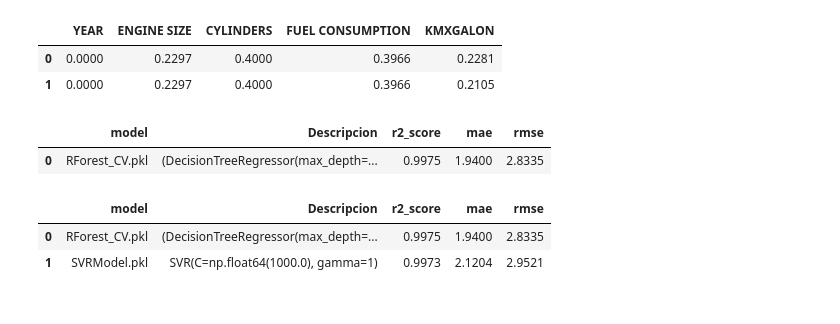
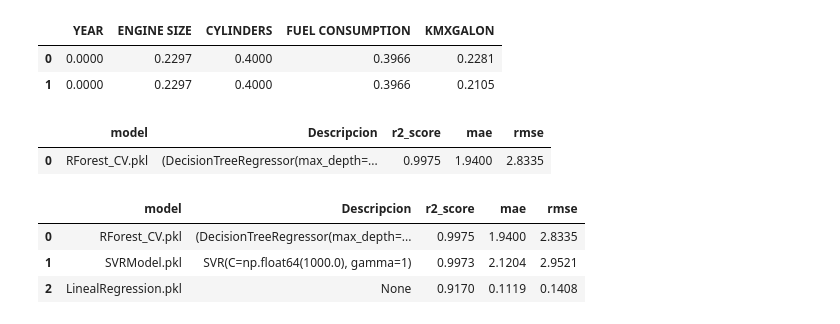
Before and after one commit to juanpbetancurc/Entregable-aprendizaje-automatico, a Jupyter notebook: evaluacionModelos.ipynb, the cells around one changed output. Drawn from its saved outputs; the diff is of its cells as text; code cells hidden in the pictures.

```diff
--- a/evaluacionModelos.ipynb
+++ b/evaluacionModelos.ipynb
@@ -275,6 +275,14 @@ mae_train = mean_absolute_error(y, prediccion_train)
 medae_train = median_absolute_error(y, prediccion_train)
 r2_train = r2_score(y, prediccion_train)
 
+resultados_train = {
+    'model': 'LinealRegression.pkl',
+    'Descripcion': None,
+    'r2_score': r2_train,
+    'mae': mae_train,
+    'rmse': rmse_train
+    }
+
 print("RESULTADOS TRAIN")
 print(f"MSE   : {mse_train:.4f}")
 print(f"RMSE  : {rmse_train:.4f}")
@@ -543,30 +551,33 @@ for archivo_modelo in os.listdir(ruta_modelos):
 
         # Recupera las características utilizadas durante el entrenamiento del modelo.
         # Esto asegura que las predicciones usen el mismo conjunto de características en el mismo orden.
         entrenamiento_features = modelo_cargado.feature_names_in_
 
         # Filtra y reordena las características del conjunto de datos `Xp` según las del modelo cargado.
         Xp = Xp[entrenamiento_features]
 
         # Realiza predicciones utilizando el modelo cargado con los datos filtrados y reordenados.
         y_pred = modelo_cargado.predict(Xp)
 
 
         # Crea un diccionario con información sobre el modelo y métricas de rendimiento.
         nuevoModelo = {
             'model': archivo_modelo,                                 # Nombre del archivo del modelo.
             'Descripcion': modelo_cargado,                           # Modelo cargado (objeto).
             'r2_score': metrics.r2_score(yp, y_pred),                # Coeficiente de determinación R².
             'mae': metrics.mean_absolute_error(yp, y_pred),          # Error absoluto medio (MAE).
             'rmse': np.sqrt(metrics.mean_squared_error(yp, y_pred))  # Raíz del error cuadrático medio (RMSE).
         }
 
         # Agrega la información del modelo y sus métricas al DataFrame.
         dr = pd.concat([dr, pd.DataFrame([nuevoModelo])], ignore_index=True)
 
+dr = pd.concat([dr, pd.DataFrame([resultados_train])], ignore_index=True)
+
 # Devuelve el DataFrame con los modelos y métricas procesados.
 dr.sort_values(by='r2_score', ascending=False)
 # %% [output]
 |  | model | Descripcion | r2_score | mae | rmse |
 | 0 | RForest_CV.pkl | (DecisionTreeRegressor(max_depth=... | 0.9975 | 1.9400 | 2.8335 |
 | 1 | SVRModel.pkl | SVR(C=np.float64(1000.0), gamma=1) | 0.9973 | 2.1204 | 2.9521 |
+| 2 | LinealRegression.pkl | None | 0.9170 | 0.1119 | 0.1408 |
```
Also changed, not shown: parts of 1 cell of this notebook.
